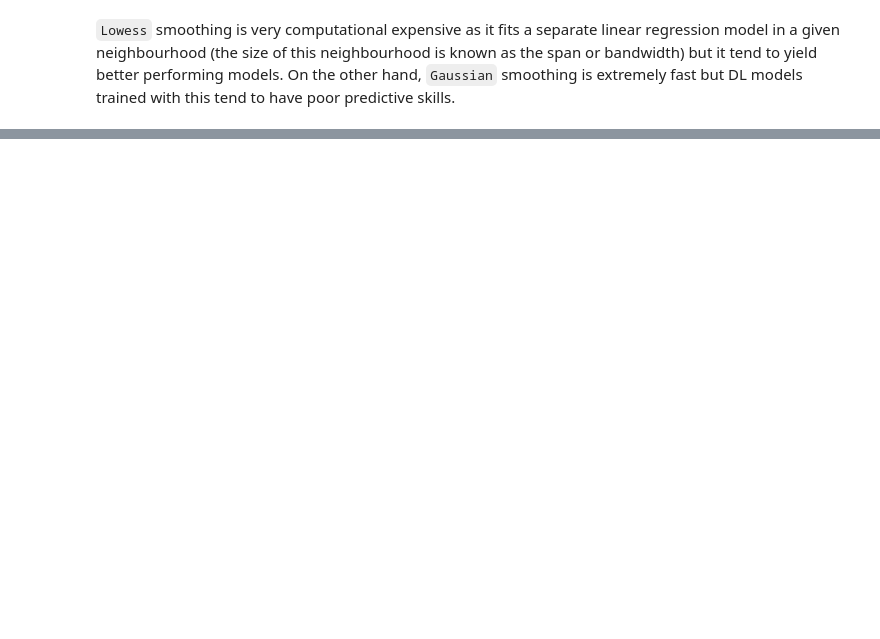
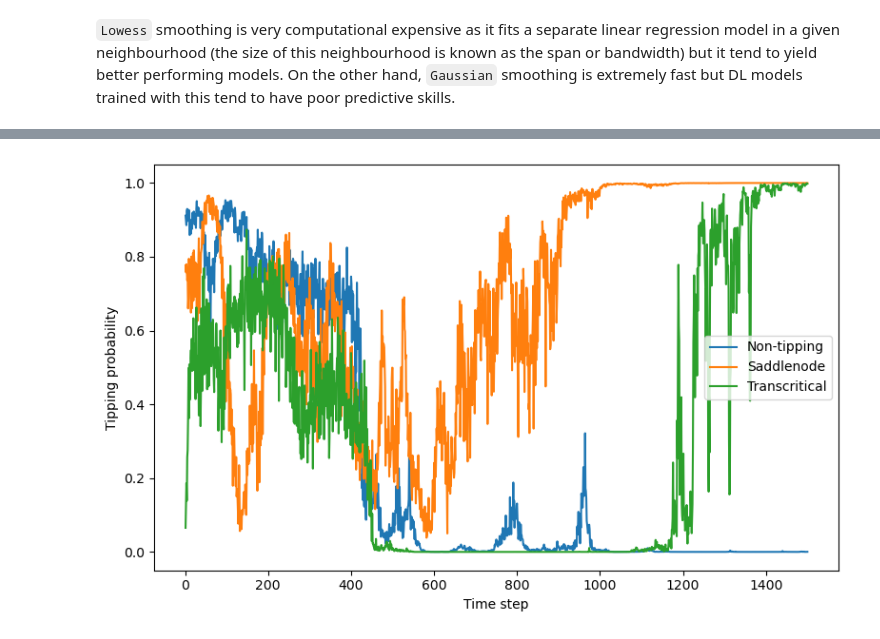
Before and after one commit to muhammedfadera/DL4EWS-Dartington, a Jupyter notebook: practical_session.ipynb, the cells around one changed output, grey strips where cells are left out. Drawn from its saved outputs; the diff is of its cells as text; code cells hidden in the pictures; blank space fills up the shorter version.

```diff
--- a/practical_session.ipynb
+++ b/practical_session.ipynb
@@ -297,0 +262,35 @@ plot_model_on_test(rnn_model_gaussiank7tc, X_test_gaussian_tc, y_test_gaussian_t
+# %%
+set_reprodcible_seed()
+
+filenames = [("X_train_null_detrended_lowess.txt", "X_test_null_detrended_lowess.txt"),
+             ("X_train_saddlenode_detrended_lowess.txt", "X_test_saddlenode_detrended_lowess.txt"),
+             ("X_train_transcritical_detrended_lowess.txt", "X_test_transcritical_detrended_lowess.txt")]
+class_labels = [0, 1, 2]
+
+X_train_lowess_tc, y_train_lowess_tc, X_test_lowess_tc, y_test_lowess_tc = read_X_y_data(
+    class_labels=class_labels,
+    train_test_files=filenames,
+    detrend=False
+)
+
+
+# also you can add shorter sequences to training set. This improve early warning skill on short sequences
+# and larger lead times
+X_train_lowess_tc, y_train_lowess_tc, X_test_lowess_tc, y_test_lowess_tc = \
+    prepare_train_test_data(X_train_lowess_tc, y_train_lowess_tc,
+                            X_test_lowess_tc, y_test_lowess_tc,
+                            train_num_batches=2,  # increase number of batches if you have memory errors
+                            test_num_batches=1,
+                            shorter_sequences=True)
+
+
+rnn_model_lowessk5tc = CNN_LSTM_TippingClassifier(
+    hidden_size=50, n_features=50, kernel_size=5, input_size=1, output_size=3 # three classes
+).to(device)
+
+
+loss_fn = nn.CrossEntropyLoss()
+
+optimizer = torch.optim.Adam(rnn_model_lowessk5tc.parameters(),
+                             lr=0.00005, # lr is the learning rate,
+                             )
@@ -297,0 +331,7 @@ plot_model_on_test(rnn_model_gaussiank7tc, X_test_gaussian_tc, y_test_gaussian_t
+# %%
+
+labels=["Non-tipping", "Saddlenode", "Transcritical"]
+plot_model_on_test(rnn_model_lowessk5tc, torch.cat(X_test_lowess_tc), torch.cat(y_test_lowess_tc), n_plots=1, plot_mean=False,
+                   labels=labels, seed=1)
+# %% [output]
+[figure, added]
```
Also changed, not shown: parts of 28 cells of this notebook, 6 other files.
